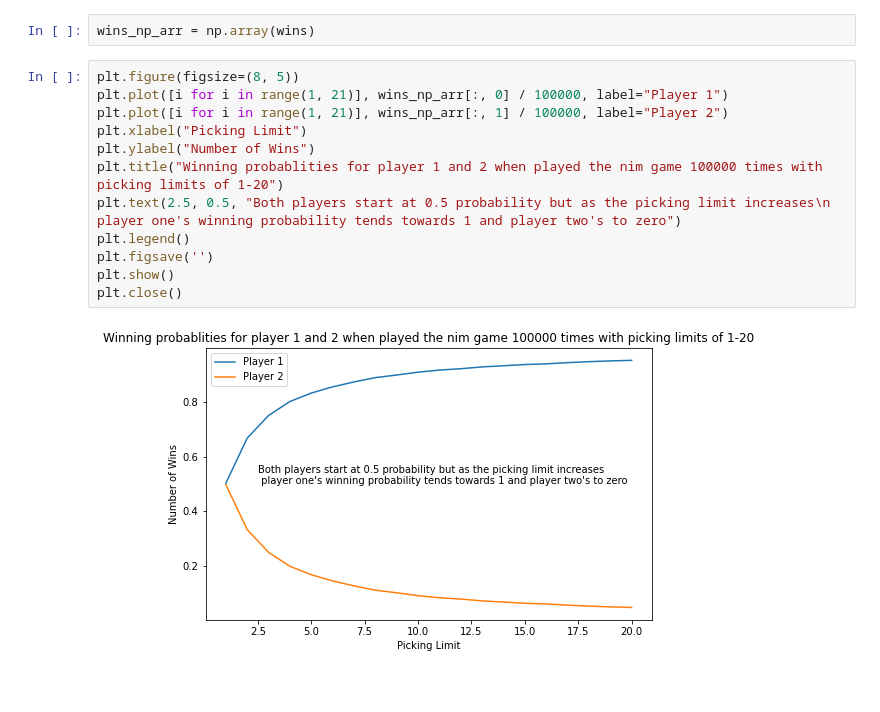
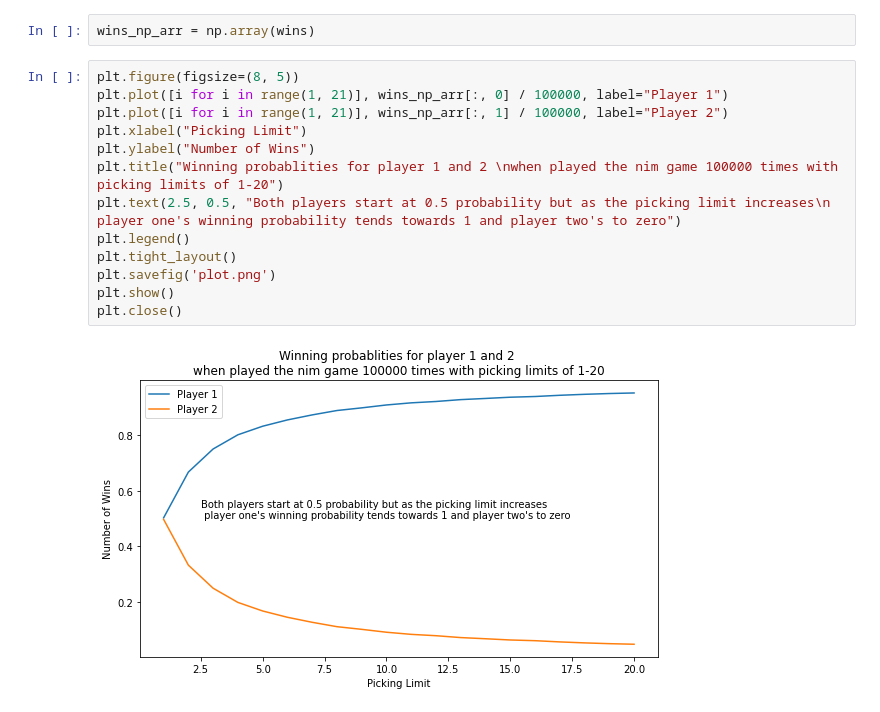
Before and after one commit to naxxatra/nim-prob-sim, a Jupyter notebook: main.ipynb, the cells around one changed output. Saved outputs shown, nothing was run; the diff lists cells and outputs as text; blank space fills up the shorter version.

```diff
--- a/main.ipynb
+++ b/main.ipynb
@@ -80,14 +80,15 @@ wins_np_arr = np.array(wins)
 # %%
 plt.figure(figsize=(8, 5))
 plt.plot([i for i in range(1, 21)], wins_np_arr[:, 0] / 100000, label="Player 1")
 plt.plot([i for i in range(1, 21)], wins_np_arr[:, 1] / 100000, label="Player 2")
 plt.xlabel("Picking Limit")
 plt.ylabel("Number of Wins")
-plt.title("Winning probablities for player 1 and 2 when played the nim game 100000 times with picking limits of 1-20")
+plt.title("Winning probablities for player 1 and 2 \nwhen played the nim game 100000 times with picking limits of 1-20")
 plt.text(2.5, 0.5, "Both players start at 0.5 probability but as the picking limit increases\n player one's winning probability tends towards 1 and player two's to zero")
 plt.legend()
-plt.figsave('')
+plt.tight_layout()
+plt.savefig('plot.png')
 plt.show()
 plt.close()
 # %% [output]
-[figure, old version]
+[figure, new version]
```
Also changed, not shown: parts of 1 cell of this notebook, 1 other file.
